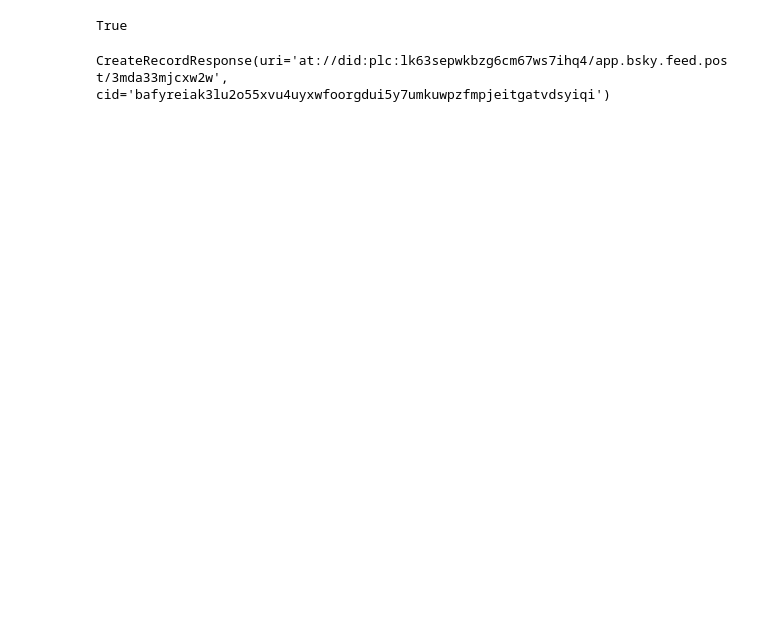
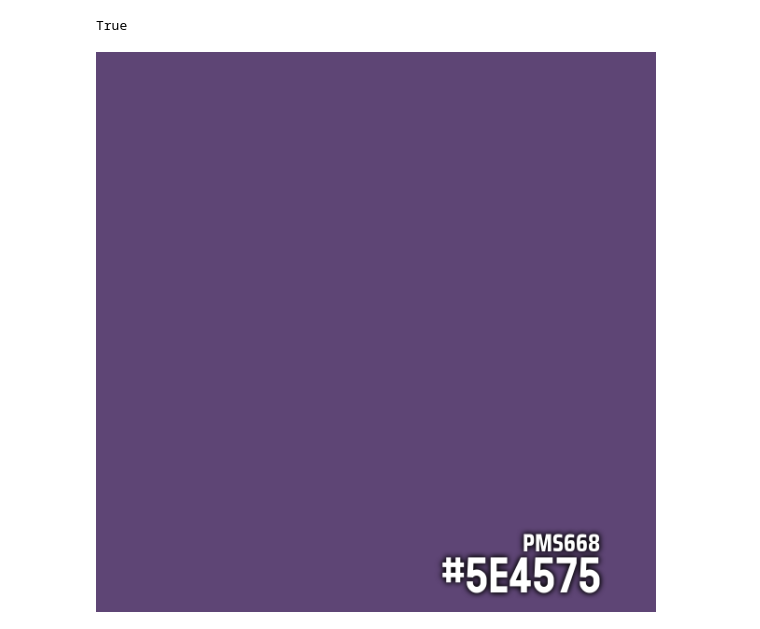
Before and after one commit to reuben-dutton/rcmreloaded, a Jupyter notebook: generate.ipynb, the cells around one changed output. Drawn from its saved outputs; the diff is of its cells as text; code cells hidden in the pictures; blank space fills up the shorter version.

```diff
--- a/generate.ipynb
+++ b/generate.ipynb
@@ -32,20 +35,22 @@ True
 USERNAME = os.getenv('ATPROTO_CLIENT_USERNAME')
 PASSWORD = os.getenv('ATPROTO_CLIENT_PASSWORD')
 # %%
-rgb = tuple(np.random.randint(0, 256, size=3))
-colour = Colour.from_rgb(rgb[:3])
+colour = CIELChGenerator().generate(1)
 # %%
-name_layer = NameTextLayer(text=colour.name.upper())
-hexcode_layer = HexcodeTextLayer(text=colour.hexcode)
+name_layer = NameTextLayer(text=colour.name.upper(), position=(1200 - 120, 1200 - 108*5/6 - 40), anchor='rb')
+hexcode_layer = HexcodeTextLayer(text=colour.hexcode, position=(1200 - 120, 1200 - 40), anchor='rb')
 canvas_layer = CanvasLayer(rgb=colour.rgb)
+icon_layer = SpaceIconLayer(position=(1200 - 84, 1200 - 160))
 # %%
 image = compile_layers(canvas_layer, name_layer, hexcode_layer)
 buffer = io.BytesIO()
 image.save(buffer, format="PNG")
+# %%
+image
+# %% [output]
+[figure, added]
 # %%
-client = atproto.Client()
-client.login(USERNAME, PASSWORD)
+# client = atproto.Client()
+# client.login(USERNAME, PASSWORD)
 
-client.send_image("", image=buffer.getvalue(), image_alt = f"A picture of the color '{colour.name}'. In the centre of the image is the name and hex code of the color ({colour.hexcode})")
+# client.send_image("TEST POST", image=buffer.getvalue(), image_alt = f"A picture of the color '{colour.name}'. In the centre of the image is the name and hex code of the color ({colour.hexcode})")
-# %% [output]
-CreateRecordResponse(uri='at://did:plc:lk63sepwkbzg6cm67ws7ihq4/app.bsky.feed.post/3mda33mjcxw2w', cid='bafyreiak3lu2o55xvu4uyxwfoorgdui5y7umkuwpzfmpjeitgatvdsyiqi')
```
Also changed, not shown: parts of 1 cell of this notebook, 10 other files.
